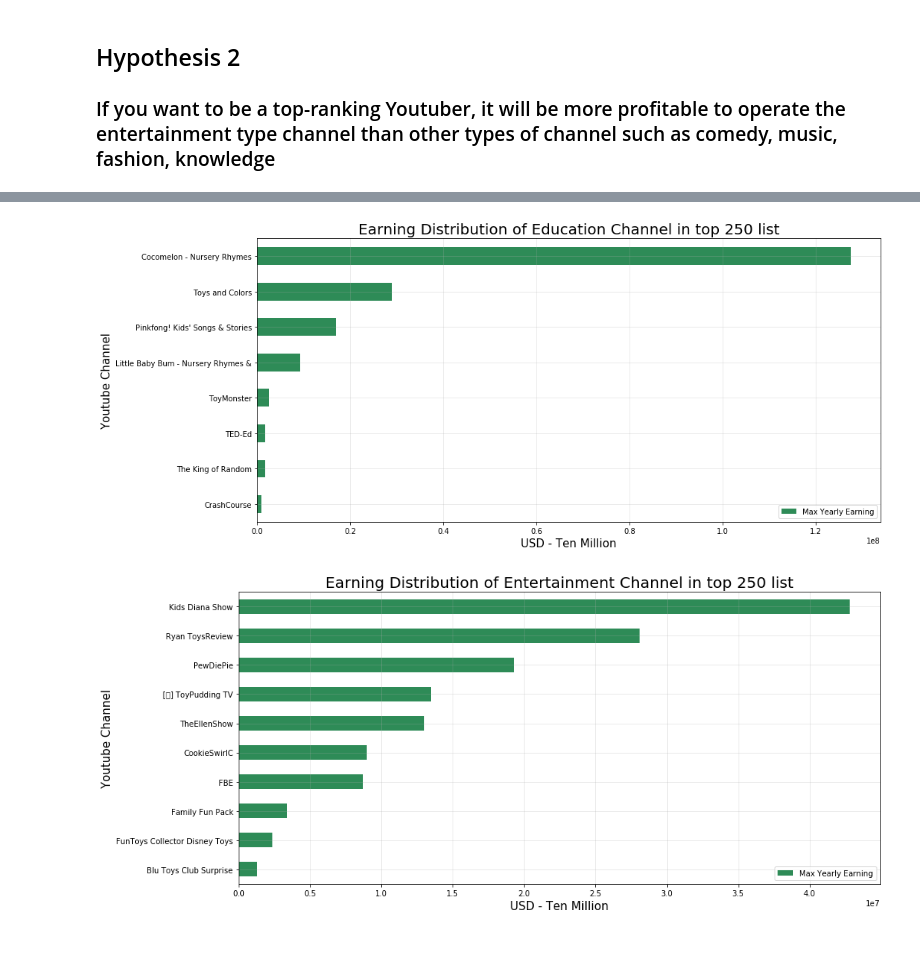
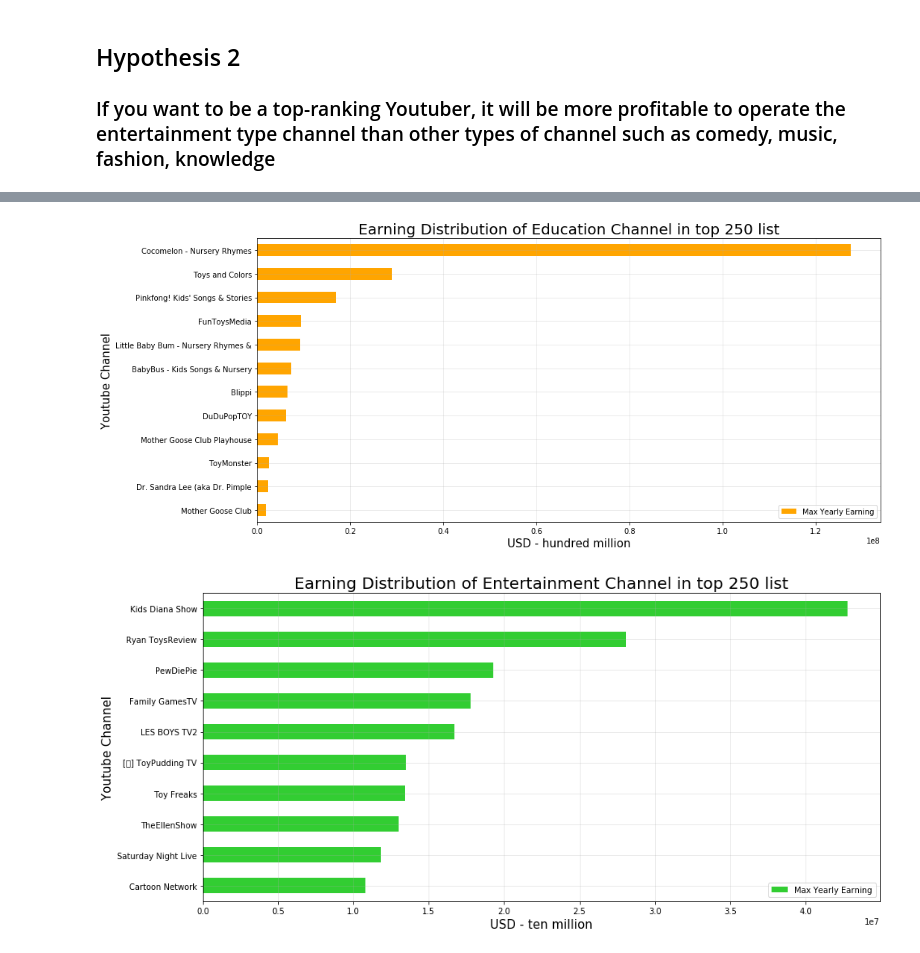
Before and after one commit to gillian850413/Final_Project, a Jupyter notebook: IS590PR_Final_Project_Part1.ipynb, the cells around one changed output, grey strips where cells are left out. Cells and saved outputs as stored; diff of their text form; code cells hidden in the pictures.

```diff
--- a/IS590PR_Final_Project_Part1.ipynb
+++ b/IS590PR_Final_Project_Part1.ipynb
@@ -125,12 +186,11 @@ barPlot_Creation(categories_views_info, 12)
 # plt.grid(axis='both', alpha=.3)
 # plt.show()
 # %%
-educationSubs = top250_subs_df[top250_subs_df['Category'] == 'Education']
 educationViews = top250_views_df[top250_views_df['Category'] == 'Education']
-educationSubs = educationSubs.sort_values(by='Max Yearly Earning',ascending=True)
-educationViews = educationViews.sort_values(by='Max Yearly Earning',ascending=False)
+educationViews = educationViews.sort_values(by='Max Yearly Earning',ascending=True)
 
-entertainmentViews = top250_views_df[top250_views_df['Category'] == 'Entertainment'][:10]
-entertainmentViews = entertainmentViews.sort_values(by='Max Yearly Earning',ascending=True)
+entertainmentViews = top250_views_df[top250_views_df['Category'] == 'Entertainment']
+entertainmentViews_tail = entertainmentViews.sort_values(by='Max Yearly Earning',ascending=True)[:10]
+entertainmentViews_top = entertainmentViews.sort_values(by='Max Yearly Earning',ascending=True)[55:]
 # %%
 # notice that their might be the outlier among the data - $0.00
@@ -164,17 +218,25 @@ educationSubs.drop(educationSubs.head(1).index,inplace=True)
 # %%
 def youtubeChannelEarning(dataframe_name, category):
     dataframe_name.index = dataframe_name['Name']
-    ax = dataframe_name[['Max Yearly Earning']].plot(kind='barh', align='center', figsize=(15,7), linewidth=.9, color='#2E8B57')
+    if dataframe_name['Max Yearly Earning'].max() < 10000000:
+        ax = dataframe_name[['Max Yearly Earning']].plot(kind='barh', align='center', figsize=(15,7), linewidth=.9, color='#EE82EE')
+        plt.xlabel('USD', fontsize=15)
+    elif dataframe_name['Max Yearly Earning'].max() > 100000000:
+        ax = dataframe_name[['Max Yearly Earning']].plot(kind='barh', align='center', figsize=(15,7), linewidth=.9, color='#FFA500')
+        plt.xlabel('USD - hundred million', fontsize=15)
+    else:
+        ax = dataframe_name[['Max Yearly Earning']].plot(kind='barh', align='center', figsize=(15,7), linewidth=.9, color='#32CD32')
+        plt.xlabel('USD - ten million', fontsize=15)
+
     plt.title('Earning Distribution of ' + category + ' Channel in top 250 list', fontsize=20)
-    plt.xlabel('USD - Ten Million', fontsize=15)
     plt.ylabel('Youtube Channel', fontsize=15)
     plt.grid(axis='both', alpha=.3)
     plt.show()
 # %%
-youtubeChannelEarning(educationSubs, 'Education')
+youtubeChannelEarning(educationViews, 'Education')
 # %% [output]
-[figure, old version]
+[figure, new version]
 # %%
-youtubeChannelEarning(entertainmentViews, 'Entertainment')
+youtubeChannelEarning(entertainmentViews_top, 'Entertainment')
 # %% [output]
-[figure, old version]
+[figure, new version]
```
Also changed, not shown: parts of 14 cells of this notebook.
